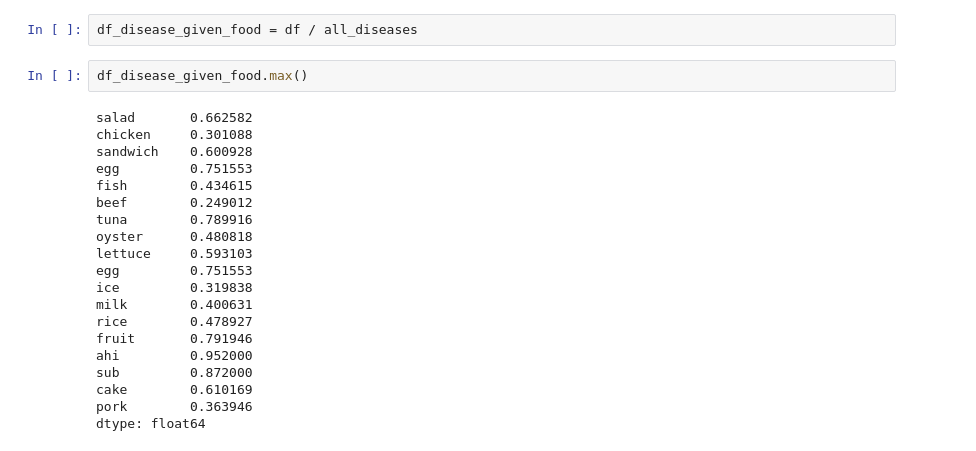
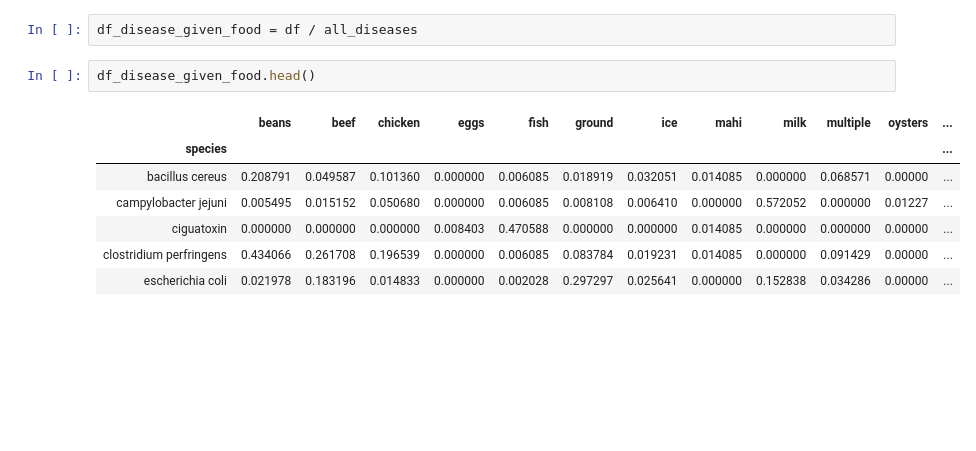
Before and after one commit to heathcliffs34/capstone_1, a Jupyter notebook: capstone1_food_species_correlation.ipynb, the cells around one changed output. Drawn from its saved outputs; the diff is of its cells as text; blank space fills up the shorter version.

```diff
--- a/capstone1_food_species_correlation.ipynb
+++ b/capstone1_food_species_correlation.ipynb
@@ -97,24 +68,12 @@ df / all_diseases
 # %%
 df_disease_given_food = df / all_diseases
 # %%
-df_disease_given_food.max()
+df_disease_given_food.head()
 # %% [output]
-salad       0.662582
-chicken     0.301088
-sandwich    0.600928
-egg         0.751553
-fish        0.434615
-beef        0.249012
-tuna        0.789916
-oyster      0.480818
-lettuce     0.593103
-egg         0.751553
-ice         0.319838
-milk        0.400631
-rice        0.478927
-fruit       0.791946
-ahi         0.952000
-sub         0.872000
-cake        0.610169
-pork        0.363946
-dtype: float64
+|  | beans | beef | chicken | eggs | fish | ground | ice | mahi | milk | multiple | oysters | ... |
+| species |  |  |  |  |  |  |  |  |  |  |  | ... |
+| bacillus cereus | 0.208791 | 0.049587 | 0.101360 | 0.000000 | 0.006085 | 0.018919 | 0.032051 | 0.014085 | 0.000000 | 0.068571 | 0.00000 | ... |
+| campylobacter jejuni | 0.005495 | 0.015152 | 0.050680 | 0.000000 | 0.006085 | 0.008108 | 0.006410 | 0.000000 | 0.572052 | 0.000000 | 0.01227 | ... |
+| ciguatoxin | 0.000000 | 0.000000 | 0.000000 | 0.008403 | 0.470588 | 0.000000 | 0.000000 | 0.014085 | 0.000000 | 0.000000 | 0.00000 | ... |
+| clostridium perfringens | 0.434066 | 0.261708 | 0.196539 | 0.000000 | 0.006085 | 0.083784 | 0.019231 | 0.014085 | 0.000000 | 0.091429 | 0.00000 | ... |
+| escherichia coli | 0.021978 | 0.183196 | 0.014833 | 0.000000 | 0.002028 | 0.297297 | 0.025641 | 0.000000 | 0.152838 | 0.034286 | 0.00000 | ... |
```
Also changed, not shown: parts of 41 cells of this notebook, 4 other files.
